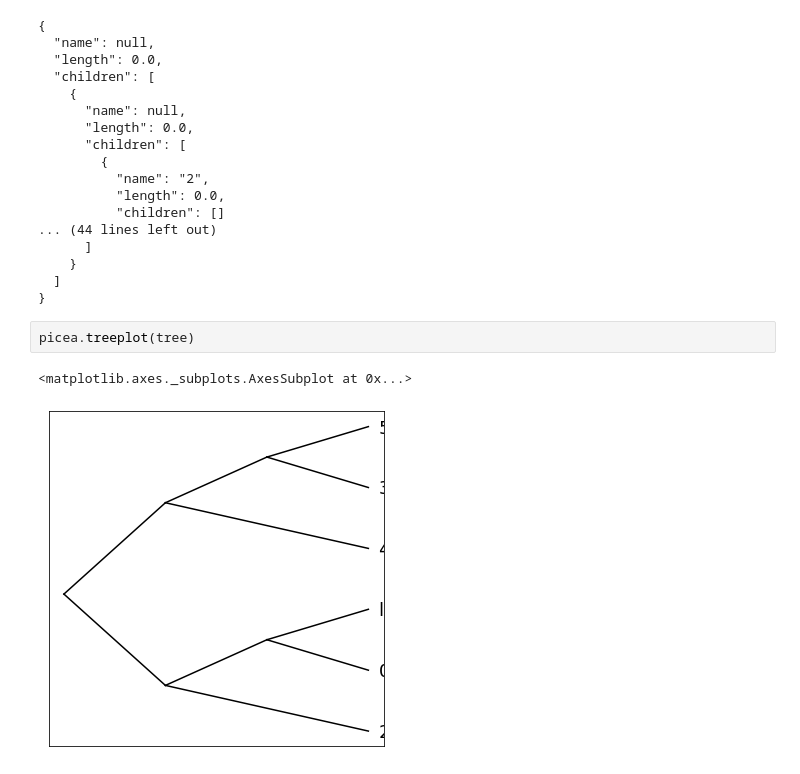
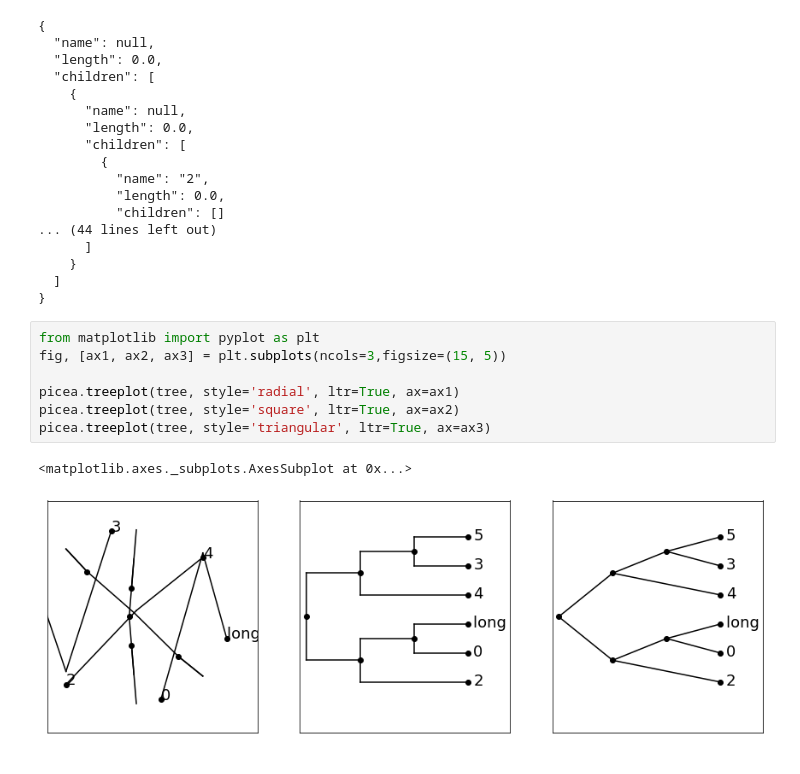
Before and after one commit to holmrenser/picea, a Jupyter notebook: examples/tree.ipynb, the cells around one changed output. Saved outputs shown, nothing was run; the diff lists cells and outputs as text.

Commit message:
tree stuff

```diff
--- a/examples/tree.ipynb
+++ b/examples/tree.ipynb
@@ -75,8 +74,13 @@ print(tree.to_json(indent=2))
     }
   ]
 }
-# %%
-picea.treeplot(tree)
-# %% [output]
-<matplotlib.axes._subplots.AxesSubplot at 0x...>
-[figure, removed]
+# %%
+from matplotlib import pyplot as plt
+fig, [ax1, ax2, ax3] = plt.subplots(ncols=3,figsize=(15, 5))
+
+picea.treeplot(tree, style='radial', ltr=True, ax=ax1)
+picea.treeplot(tree, style='square', ltr=True, ax=ax2)
+picea.treeplot(tree, style='triangular', ltr=True, ax=ax3)
+# %% [output]
+<matplotlib.axes._subplots.AxesSubplot at 0x...>
+[figure, added]
```
Also changed, not shown: parts of 9 cells of this notebook, 2 other files.
